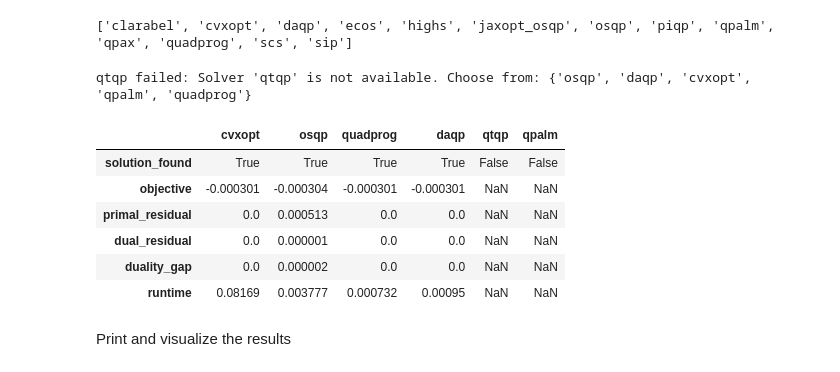
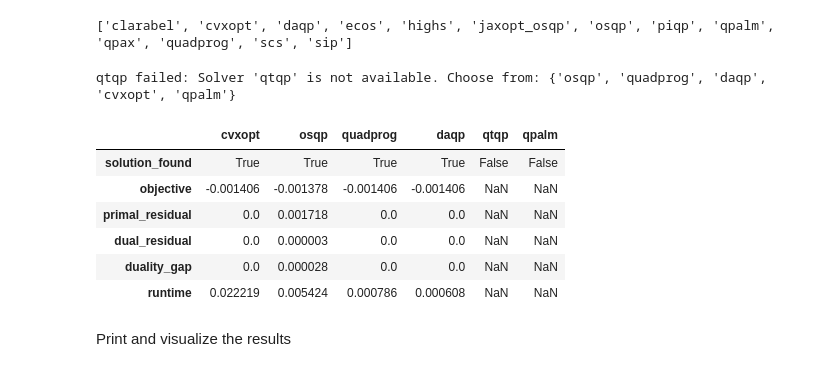
Before and after one commit to marci314/qpmwp-course, a Jupyter notebook: assignments/assignment_1.ipynb, the cells around one changed output. Drawn from its saved outputs; the diff is of its cells as text; code cells hidden in the pictures.

```diff
--- a/assignments/assignment_1.ipynb
+++ b/assignments/assignment_1.ipynb
@@ -261,7 +261,7 @@ result_on_fail = {
     'runtime': np.nan,
 }
 
-risk_aversion = 2
+risk_aversion = 1
 
 # Include all installed/open-source solvers except qpalm, which crashes the kernel
 solvers_to_test = ['cvxopt', 'osqp', 'quadprog', 'daqp', 'qtqp']
@@ -288,40 +288,40 @@ for solver in solvers_to_test:
         solution = qp.results.get('solution')
         found = getattr(solution, 'found', False)
 
         gap = np.nan
         if found:
             gap = solution.duality_gap()
             if isinstance(gap, (list, tuple, np.ndarray)):
                 gap = gap[0]
 
         results[solver] = {
             'solution_found': found,
             'objective': qp.objective_value() if found else np.nan,
             'primal_residual': solution.primal_residual() if found else np.nan,
             'dual_residual': solution.dual_residual() if found else np.nan,
             'duality_gap': gap if found else np.nan,
             'runtime': runtime,
         }
 
     except Exception as e:
         print(f"{solver} failed: {e}")
         results[solver] = result_on_fail.copy()
 
 # Add qpalm manually as failed because it crashes the kernel
 results['qpalm'] = result_on_fail.copy()
 
-# Final table: solvers as columns
+# olvers as columns
 results_df = pd.DataFrame(results)
 results_df
 # %% [output]
-qtqp failed: Solver 'qtqp' is not available. Choose from: {'osqp', 'daqp', 'cvxopt', 'qpalm', 'quadprog'}
+qtqp failed: Solver 'qtqp' is not available. Choose from: {'osqp', 'quadprog', 'daqp', 'cvxopt', 'qpalm'}
 |  | cvxopt | osqp | quadprog | daqp | qtqp | qpalm |
 | solution_found | True | True | True | True | False | False |
-| objective | -0.000301 | -0.000304 | -0.000301 | -0.000301 | NaN | NaN |
-| primal_residual | 0.0 | 0.000513 | 0.0 | 0.0 | NaN | NaN |
-| dual_residual | 0.0 | 0.000001 | 0.0 | 0.0 | NaN | NaN |
-| duality_gap | 0.0 | 0.000002 | 0.0 | 0.0 | NaN | NaN |
-| runtime | 0.08169 | 0.003777 | 0.000732 | 0.00095 | NaN | NaN |
+| objective | -0.001406 | -0.001378 | -0.001406 | -0.001406 | NaN | NaN |
+| primal_residual | 0.0 | 0.001718 | 0.0 | 0.0 | NaN | NaN |
+| dual_residual | 0.0 | 0.000003 | 0.0 | 0.0 | NaN | NaN |
+| duality_gap | 0.0 | 0.000028 | 0.0 | 0.0 | NaN | NaN |
+| runtime | 0.022219 | 0.005424 | 0.000786 | 0.000608 | NaN | NaN |
 # %% [markdown]
 Print and visualize the results
 # %%
```
Also changed, not shown: parts of 4 cells of this notebook, 2 other files.
